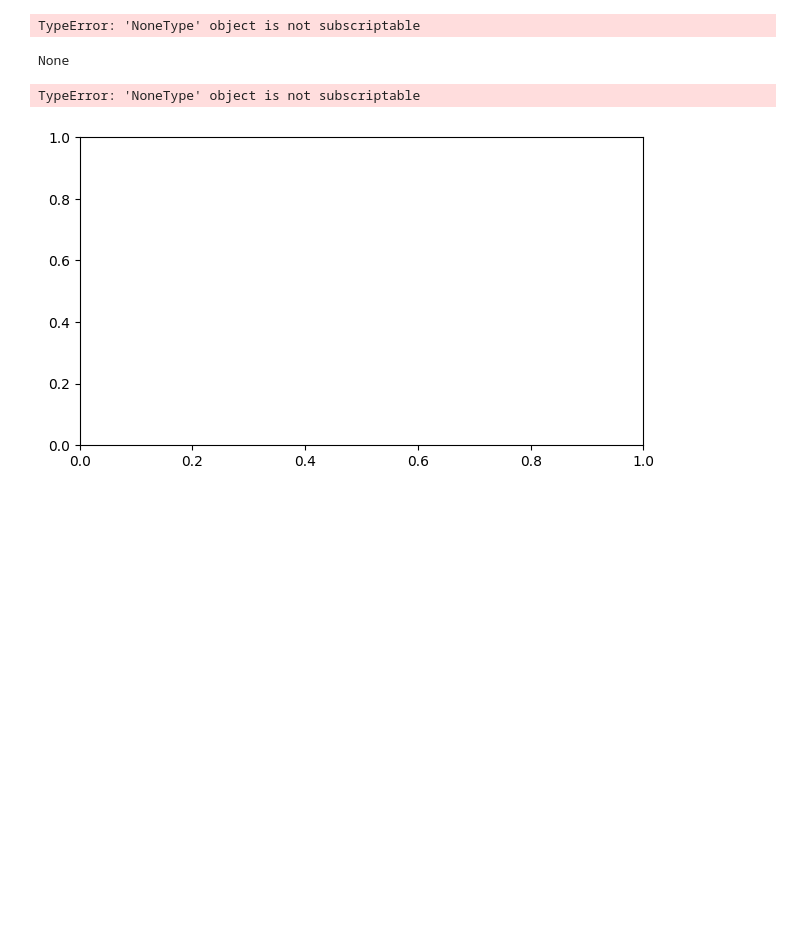
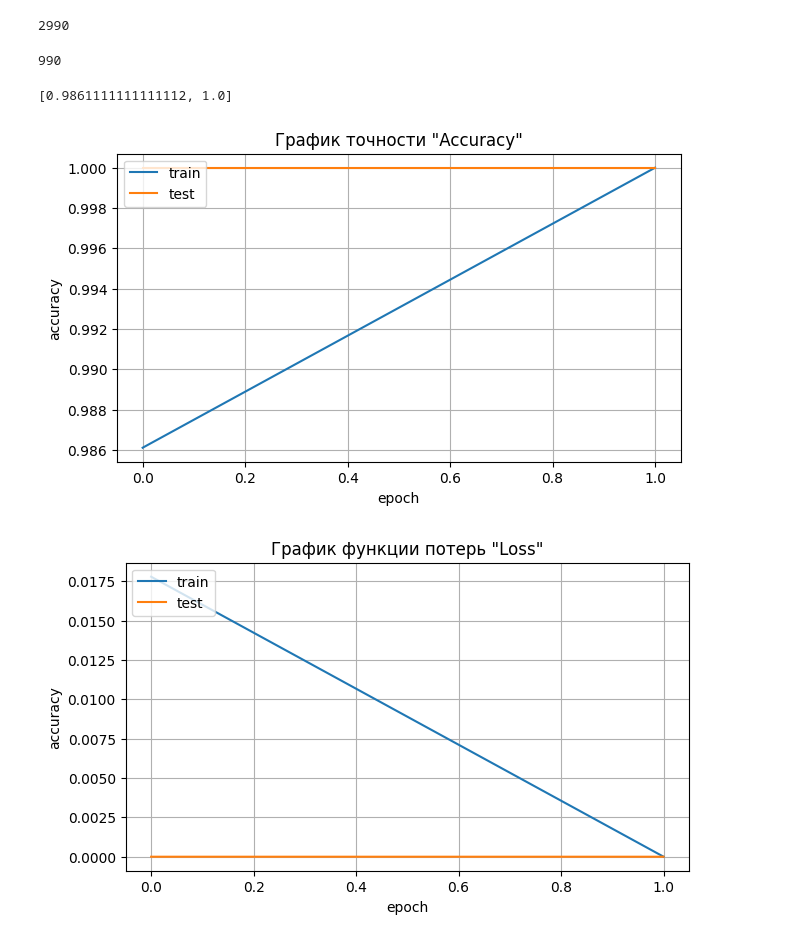
Before and after one commit to yarkalm/dogsvscats, a Jupyter notebook: run.ipynb, the cells around one changed output. Drawn from its saved outputs; the diff is of its cells as text; code cells hidden in the pictures; blank space fills up the shorter version.

```diff
--- a/run.ipynb
+++ b/run.ipynb
@@ -54,42 +54,53 @@ params = {
 # Создание экземпляра модели
 model, criterion, optimizer = create_model(params)
 # Создание датасетов
-train_loader, val_loader, test_loader = create_loader(correct_images_filepaths)
+train_loader, train_dataset, val_loader, val_dataset, test_loader, test_dataset, y_true_dataset, y_true_loader = create_loader(correct_images_filepaths)
+# %%
+len(correct_images_filepaths[2000:-10])
+# %% [output]
+2990
+# %%
+len(val_loader.dataset)
+# %% [output]
+990
 # %%
-history_train=[]
-history_test=[]
+history_training = {'accuracy':[],'loss':[]}
+history_validation = {'accuracy':[],'loss':[]}
 for epoch in range(1, params["epochs"] + 1):
     history_train = train(train_loader, model, criterion, optimizer, epoch, params)
-    print(history_train[0])
-    history_test.append(validate(val_loader, model, criterion, epoch, params))
+    history_training['accuracy'].append((history_train[0]))
+    history_training['loss'].append((history_train[1]))
+
+    history_val = (validate(val_loader, model, criterion, epoch, params))
+    history_validation['accuracy'].append((history_val[0]))
+    history_validation['loss'].append((history_val[1]))
-# %% [output]
-TypeError: 'NoneType' object is not subscriptable
-# %%
-print(history_train[0])
-# %% [output]
-None
+# %%
+list(map(np.mean, history_training['accuracy']))
+# %% [output]
+[0.9861111111111112, 1.0]
 # %%
 fig = plt.figure(figsize=(16, 4))
 ax = fig.add_subplot(121)
-ax.plot(history_train[0], label='train')
-ax.plot(history_test[0], label='test')
+
+ax.plot(list(map(np.mean, history_training['accuracy'])), label='train')
+ax.plot(list(map(np.mean, history_validation['accuracy'])), label='test')
 ax.set_title('График точности "Accuracy"')
 ax.set_ylabel('accuracy')
 ax.set_xlabel('epoch')
 ax.legend(['train', 'test'], loc='upper left')
 ax.grid(True)
 
+
 fig = plt.figure(figsize=(16, 4))
 ax = fig.add_subplot(121)
-ax.plot(history_train[1], label='train')
-ax.plot(history_test[1], label='test')
-ax.set_title('График функции потерь')
-ax.set_ylabel('loss')
+ax.plot(list(map(np.mean, history_training['loss'])), label='train')
+ax.plot(list(map(np.mean, history_validation['loss'])), label='test')
+ax.set_title('График функции потерь "Loss"')
+ax.set_ylabel('accuracy')
 ax.set_xlabel('epoch')
 ax.legend(['train', 'test'], loc='upper left')
 ax.grid(True)
-
 plt.show()
 # %% [output]
-TypeError: 'NoneType' object is not subscriptable
-[figure, old version]
+[figure, new version]
+[figure, added]
```
Also changed, not shown: parts of 6 cells of this notebook.
